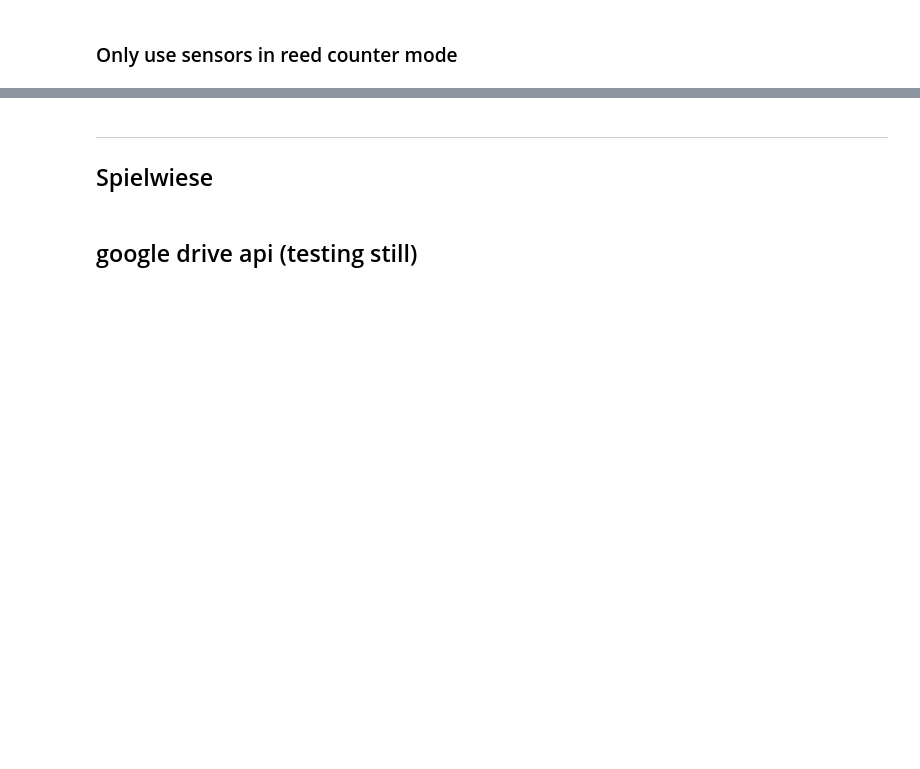
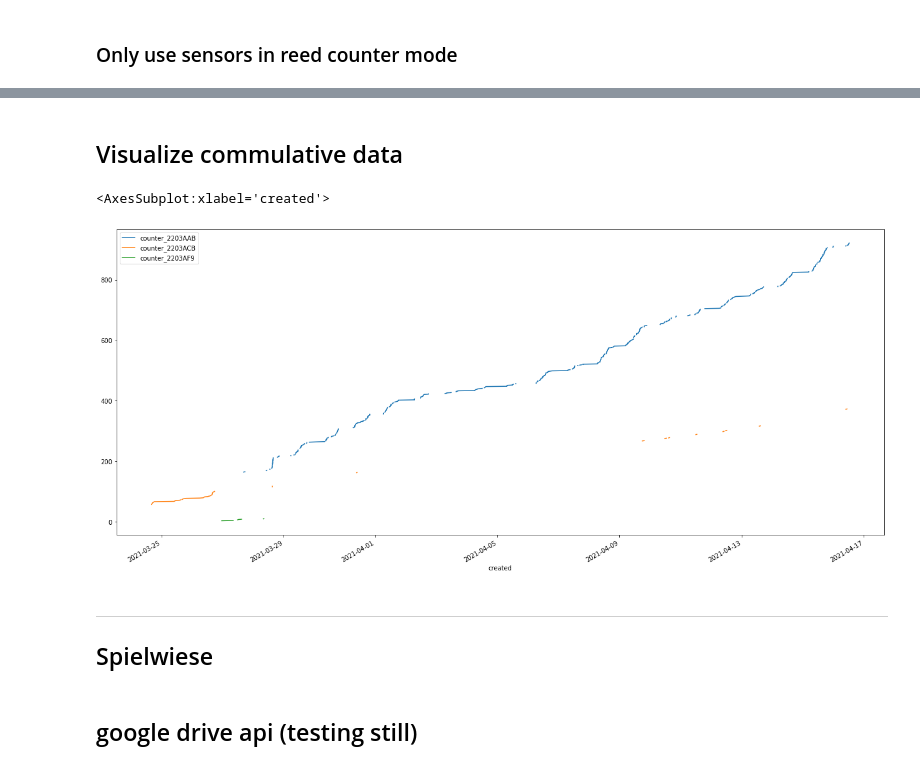
Before and after one commit to phyti1/ds_p4_kompotoi, a Jupyter notebook: Data_aquisition.ipynb, the cells around one changed output, grey strips where cells are left out. Drawn from its saved outputs; the diff is of its cells as text; code cells hidden in the pictures; blank space fills up the shorter version.

```diff
--- a/Data_aquisition.ipynb
+++ b/Data_aquisition.ipynb
@@ -195,0 +179,4 @@ message_data_rc
+# %%
+# message_data_rc = message_data_combined[message_data_combined['action'] == 'reed_counter']
+message_data_combined.sort_values(by=['deviceId', 'created'], inplace=True)
+message_data_combined
@@ -195,0 +199,15 @@ message_data_rc
+# %%
+message_data_rc['counter_new'] = message_data_combined..loc['counter'].diff().shift(-1)
+
+for deviceId in message_data_rc['deviceId'].unique():
+    # replace nas with previous values
+    message_data_rc.loc[message_data_rc['deviceId'] == deviceid, 'counter'].fillna(method='ffill')  # replace(to_replace=0, method='ffill')
+    try:
+        # set first value of every sensor to 0, otherwise it will contain a negative value
+        message_data_rc.loc[message_data_rc['deviceId'] == deviceId, 'counter_new'][0] = 0
+    except:
+        pass
+
+
+print(message_data_rc['counter_new'].isna().sum())
+message_data_rc
@@ -198,6 +217,0 @@ message_data_rc
-# %%
-
-for deviceid in device_data['id'].items():
-    message_data_rc[str(deviceid) + '_counter'] = message_data_rc.loc[message_data_rc['deviceId'] == deviceid]['counter']
-
-message_data_rc.drop(columns='counter')
@@ -226,0 +218,10 @@ message_data_rc.plot(x="created", figsize = (22,5))
+# %%
+message_data_counters = message_data_rc.pivot(index=['created'], columns='deviceId', values='counter').reset_index().add_prefix('counter_')
+message_data_counters.rename(columns={'counter_created':'created', 'counter_deviceId':'deviceId'}, inplace = True)
+message_data_counters_new = message_data_rc.pivot(index=['created'], columns='deviceId', values='counter_new').reset_index().add_prefix('counter_new_')
+message_data_counters_new.rename(columns={'counter_new_created':'created'}, inplace = True)
+# merge with counter new columns
+message_data_counters = pd.merge(message_data_counters, message_data_counters_new, how='outer', on=['created'])
+message_data_counters.columns.name = None
+
+message_data_counters
@@ -227,3 +242,13 @@ message_data_rc.plot(x="created", figsize = (22,5))
+# %% [markdown]
+## Visualize commulative data
+# %%
+message_data_counters.iloc[:, 0:4].plot(x="created", figsize = (22, 10))
+# for column in message_data_counters.columns:
+#     if column != 'created':
+#         message_data_counters[message_data_counters[column].notnull()].plot(x="created", y=column, figsize = (22,5))
+# %% [output]
+<AxesSubplot:xlabel='created'>
+[figure, added]
 # %% [markdown]
 
 ---
```
Also changed, not shown: parts of 11 cells of this notebook.
